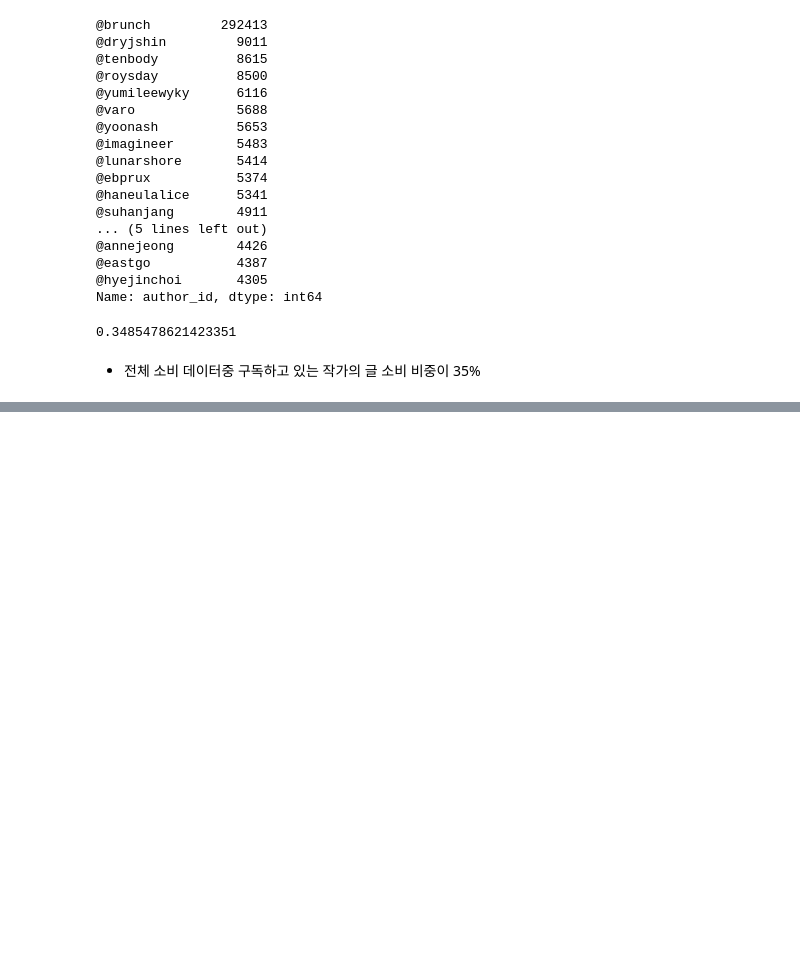
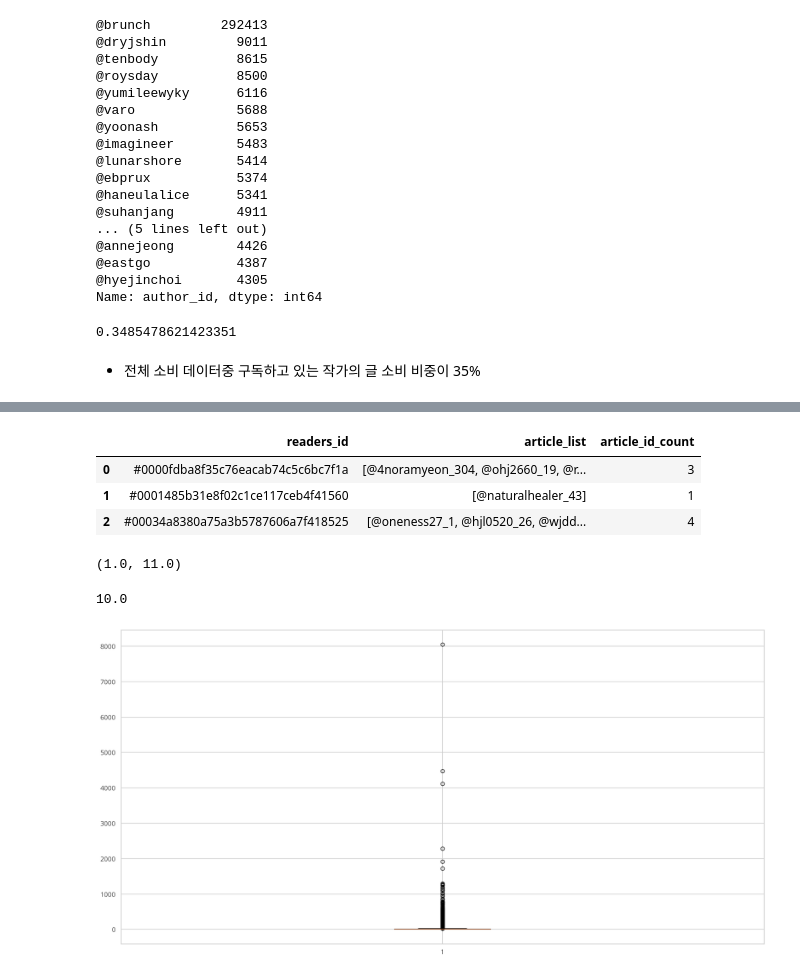
Before and after one commit to dss-14th/ml-repo-4, a Jupyter notebook: Eda.ipynb, the cells around one changed output, grey strips where cells are left out. Cells and saved outputs as stored; diff of their text form; code cells hidden in the pictures; blank space fills up the shorter version.

```diff
--- a/Eda.ipynb
+++ b/Eda.ipynb
@@ -704,0 +807,3 @@ following_read.shape[0] / off_data.shape[0]
+# %%
+train.article_id = train.article_id+" "
+readers_article_count = train.groupby("readers_id")["article_id"].sum().reset_index()
@@ -704,0 +817,3 @@ following_read.shape[0] / off_data.shape[0]
+# %%
+readers_article_count["article"] = readers_article_count.article_id.apply(lambda x: x.split(" "))
+readers_article_count["article"] = readers_article_count.article.apply(lambda x: x[:-1])
@@ -704,0 +827,23 @@ following_read.shape[0] / off_data.shape[0]
+# %%
+# readers_id 별 리스트 안의 article_id의 중복 제거해주기
+readers_article_count["article_list"]=readers_article_count.article.apply(lambda x: list(set(x)))
+readers_article_count.drop(columns=["article", "article_id"], inplace=True)
+# %%
+readers_article_count["article_id_count"]=readers_article_count.article_list.apply(lambda x: len(x))
+# %%
+# readers_id가 2019.01.29-2019.03.01 에 등록된 글을 읽은 리스트 (분포)
+readers_article_count.head(3)
+# %% [output]
+|  | readers_id | article_list | article_id_count |
+| 0 | #0000fdba8f35c76eacab74c5c6bc7f1a | [@4noramyeon_304, @ohj2660_19, @r... | 3 |
+| 1 | #0001485b31e8f02c1ce117ceb4f41560 | [@naturalhealer_43] | 1 |
+| 2 | #00034a8380a75a3b5787606a7f418525 | [@oneness27_1, @hjl0520_26, @wjdd... | 4 |
+# %%
+np.percentile(readers_article_count["article_id_count"], 25), np.percentile(readers_article_count["article_id_count"], 75)
+# %% [output]
+(1.0, 11.0)
+# %%
+iqr = np.percentile(readers_article_count["article_id_count"], 75) - np.percentile(readers_article_count["article_id_count"], 25)
+iqr
+# %% [output]
+10.0
@@ -704,0 +852,5 @@ following_read.shape[0] / off_data.shape[0]
+# %%
+plt.boxplot(readers_article_count["article_id_count"], whis=1.5)
+plt.show()
+# %% [output]
+[figure, added]
```
Also changed, not shown: parts of 66 cells of this notebook.
